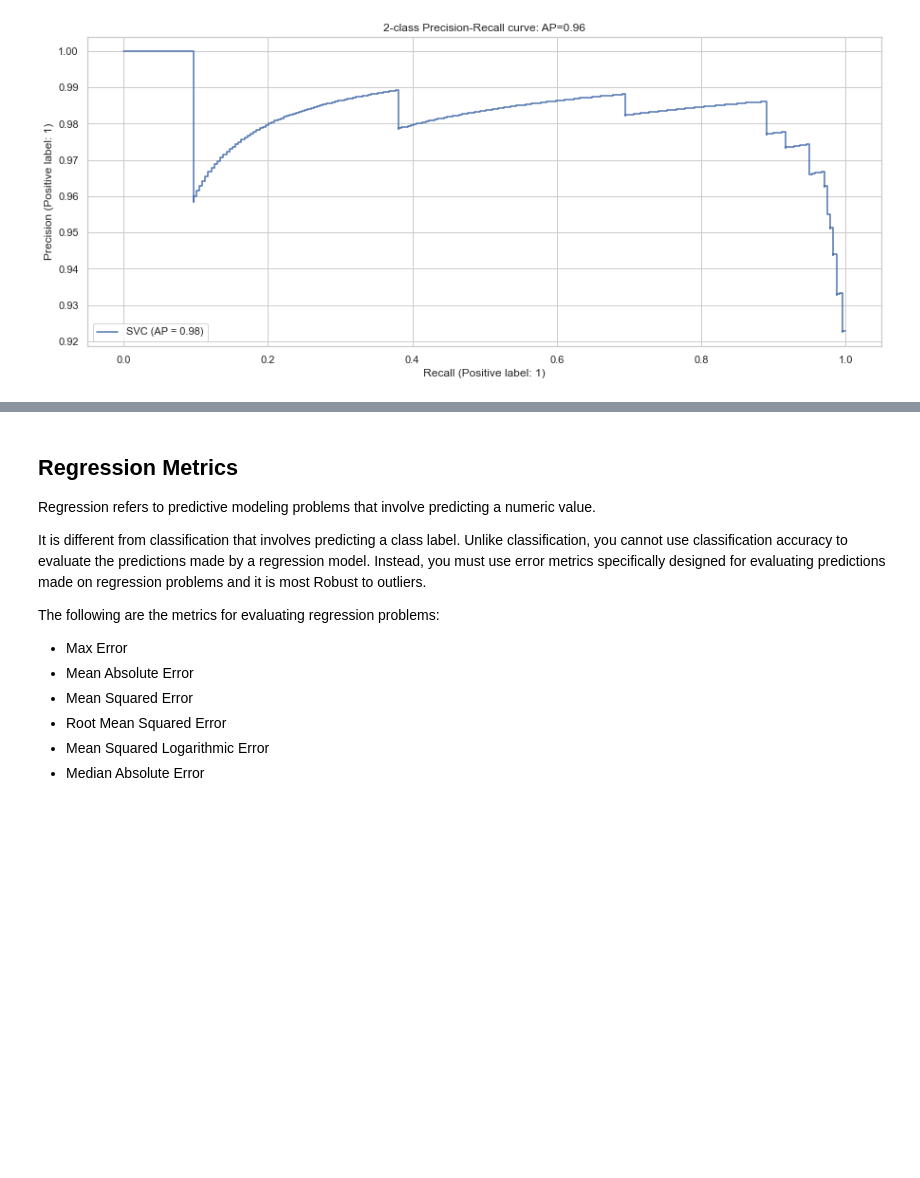
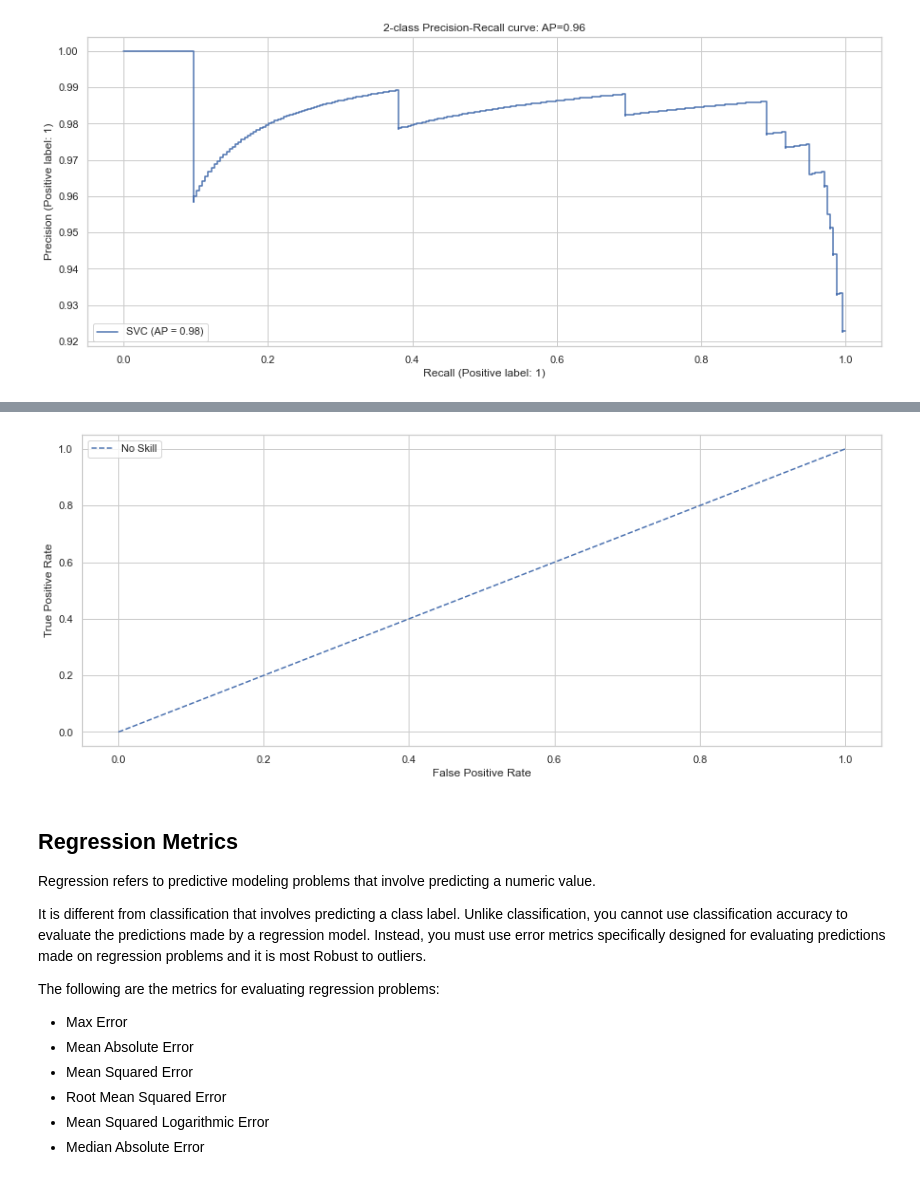
Before and after one commit to jpmh1309/mp6122_patterns, a Jupyter notebook: Notebook2.ipynb, the cells around one changed output, grey strips where cells are left out. Cells and saved outputs as stored; diff of their text form; code cells hidden in the pictures; blank space fills up the shorter version.

```diff
--- a/Notebook2.ipynb
+++ b/Notebook2.ipynb
@@ -609,7 +765,7 @@ Text(0.5, 1.0, '2-class Precision-Recall curve: AP=0.96')
 from sklearn.metrics import roc_curve
 from sklearn.metrics import roc_auc_score
 
-ns_probs = [0 for _ in range(len(Y)])
+ns_probs = [0 for _ in range(len(Y))]
 
 # calculate scores
 ns_auc = roc_auc_score(Y, ns_probs)
@@ -633,3 +789,4 @@ SyntaxError: closing parenthesis ']' does not match opening parenthesis '(' (Tem
+[figure, added]
 # %% [markdown]
 ## Regression Metrics
 
```
Also changed, not shown: parts of 38 cells of this notebook, 1 other file.
